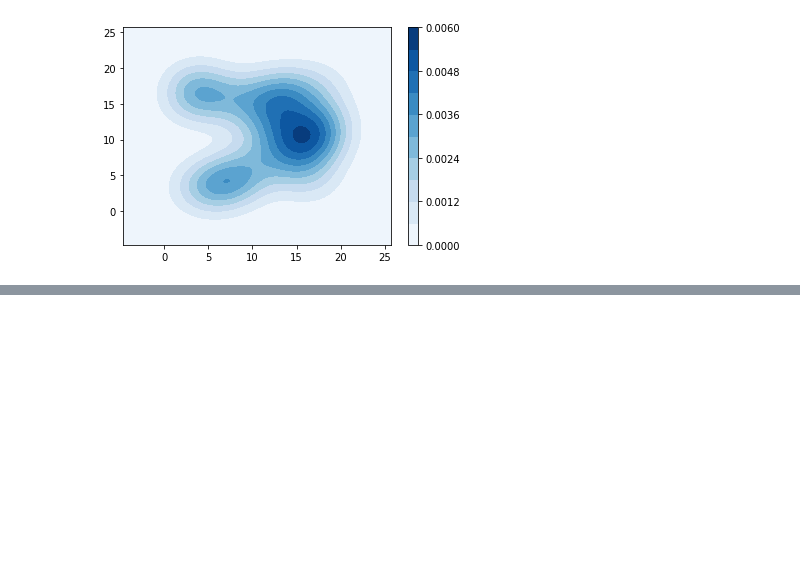
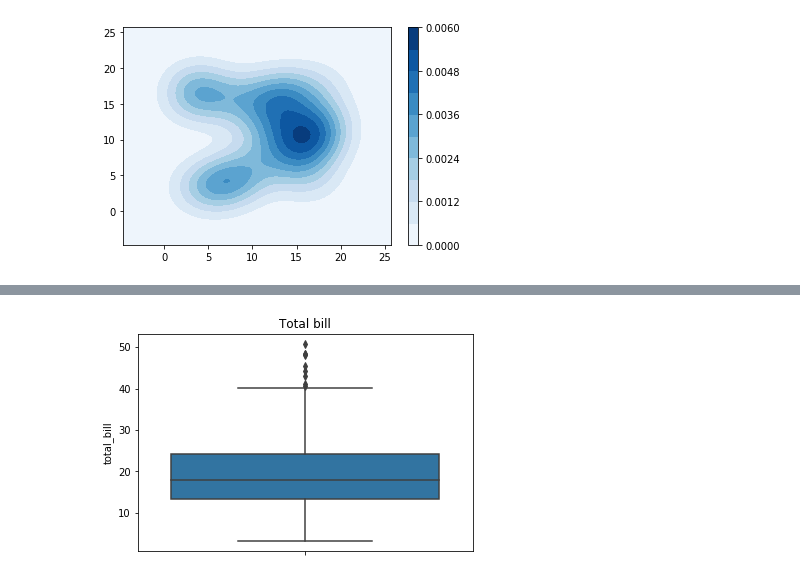
Before and after one commit to ajaytech002/visualization, a Jupyter notebook: Seaborn Demo Examples.ipynb, the cells around one changed output, grey strips where cells are left out. Cells and saved outputs as stored; diff of their text form; code cells hidden in the pictures; blank space fills up the shorter version.

```diff
--- a/Seaborn Demo Examples.ipynb
+++ b/Seaborn Demo Examples.ipynb
@@ -574,0 +580,2 @@ plt.show()
+# %%
+tips = sns.load_dataset('tips')
@@ -574,0 +591,6 @@ plt.show()
+# %%
+sns.boxplot(data=tips,x='total_bill',orient='v')
+plt.title('Total bill')
+plt.show()
+# %% [output]
+[figure, added]
```
Also changed, not shown: parts of 5 cells of this notebook, 12 other files.
